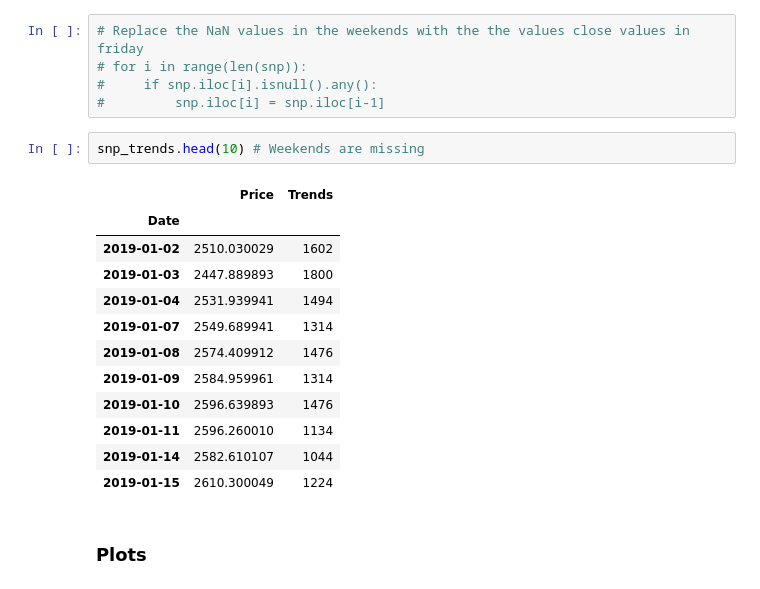
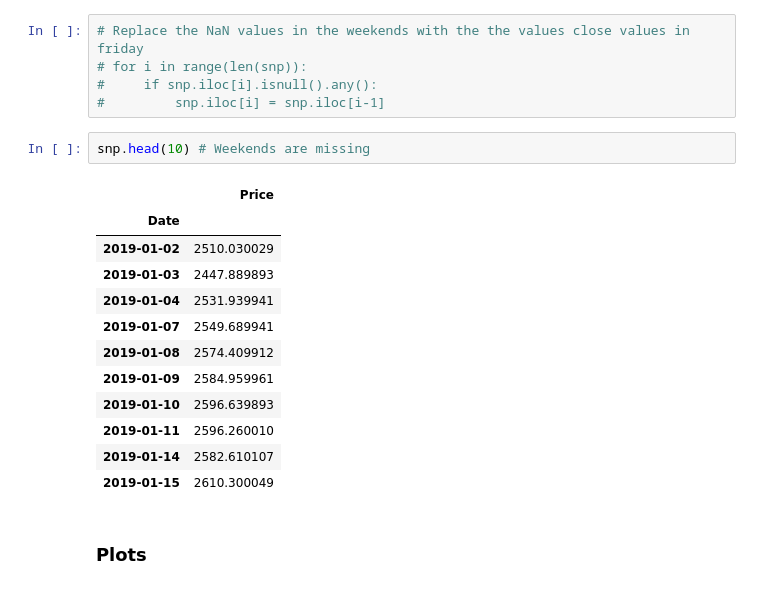
Before and after one commit to epfl-ada/ada-2020-project-milestone-p3-p3_dataurus, a Jupyter notebook: scripts/data.ipynb, the cells around one changed output. Saved outputs shown, nothing was run; the diff lists cells and outputs as text.

```diff
--- a/scripts/data.ipynb
+++ b/scripts/data.ipynb
@@ -50,19 +49,19 @@ btc = btc.asfreq(DateOffset(days=1))
 #     if snp.iloc[i].isnull().any():
 #         snp.iloc[i] = snp.iloc[i-1]
 # %%
-snp_trends.head(10) # Weekends are missing
+snp.head(10) # Weekends are missing
 # %% [output]
-|  | Price | Trends |
-| Date |  |  |
-| 2019-01-02 | 2510.030029 | 1602 |
-| 2019-01-03 | 2447.889893 | 1800 |
-| 2019-01-04 | 2531.939941 | 1494 |
-| 2019-01-07 | 2549.689941 | 1314 |
-| 2019-01-08 | 2574.409912 | 1476 |
-| 2019-01-09 | 2584.959961 | 1314 |
-| 2019-01-10 | 2596.639893 | 1476 |
-| 2019-01-11 | 2596.260010 | 1134 |
-| 2019-01-14 | 2582.610107 | 1044 |
-| 2019-01-15 | 2610.300049 | 1224 |
+|  | Price |
+| Date |  |
+| 2019-01-02 | 2510.030029 |
+| 2019-01-03 | 2447.889893 |
+| 2019-01-04 | 2531.939941 |
+| 2019-01-07 | 2549.689941 |
+| 2019-01-08 | 2574.409912 |
+| 2019-01-09 | 2584.959961 |
+| 2019-01-10 | 2596.639893 |
+| 2019-01-11 | 2596.260010 |
+| 2019-01-14 | 2582.610107 |
+| 2019-01-15 | 2610.300049 |
 # %% [markdown]
 ### Plots
```
Also changed, not shown: parts of 20 cells of this notebook, 4 other files.
